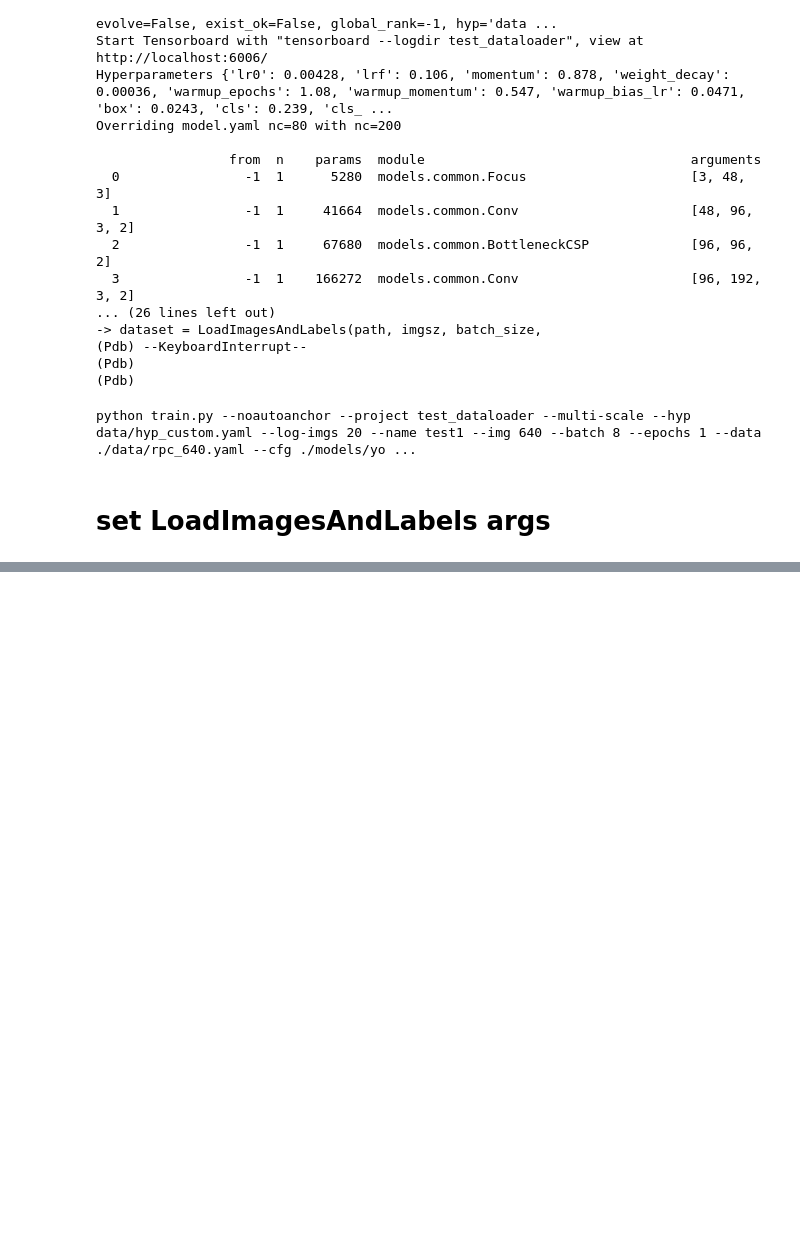
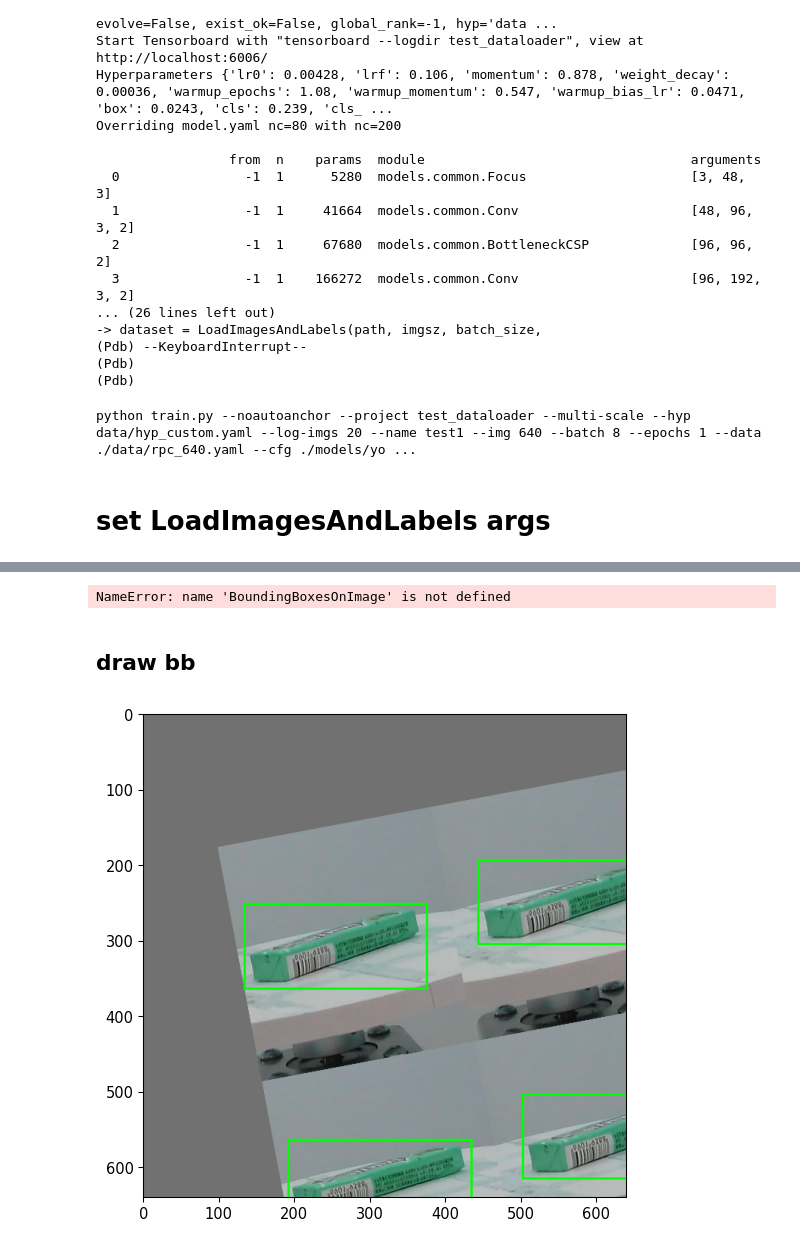
Before and after one commit to Gitlohcy/yolov5, a Jupyter notebook: nbs/test_dataloader2.ipynb, the cells around one changed output, grey strips where cells are left out. Cells and saved outputs as stored; diff of their text form; code cells hidden in the pictures; blank space fills up the shorter version.

```diff
--- a/nbs/test_dataloader2.ipynb
+++ b/nbs/test_dataloader2.ipynb
@@ -1025,0 +1044,49 @@ LIAL_args = {
+# %%
+def yolo2xxyy(bbox):
+    x_mid,y_mid, w,h = bbox
+
+    x1 = x_mid - (w/2)
+    y1 = y_mid - (h/2)
+    x2 = x_mid + (w/2)
+    y2 = y_mid + (h/2)
+
+    return [x1, y1, x2, y2]
+
+def get_boxes(label):
+    boxes = np.array(label)[:, 2:]
+    return list(map(yolo2xxyy, boxes))
+
+
+'''denormalize bbox (2D array) (xyxy)'''
+def denorm(bbox, ih, iw):
+    return np.array(bbox) * [[iw, ih, iw, ih]]
+
+'''
+create bbs for imgaug labeling
+boxes: np 2d array
+'''
+def get_bbs(bboxes: np.ndarray):
+    return BoundingBoxesOnImage(
+        [BoundingBox(*bbox)for bbox in bboxes]
+    , shape=img.shape)
+# %%
+img, lbl, _, shapes = get_ds(train_ds, 3)
+img = img.permute((1,2,0))
+ih, iw = img.size()[:2]
+# %%
+bboxes = denorm(get_boxes(lbl), ih, iw)
+bbs = get_bbs(bboxes)
+# %% [output]
+NameError: name 'BoundingBoxesOnImage' is not defined
+# %% [markdown]
+## draw bb
+# %%
+def draw_bb(img, bbs, size=3):
+    return bbs.draw_on_image(img, size=size)
+
+def show_bb(img, bbs, size=3):
+    ia.imshow(draw_bb(img, bbs, size))
+# %%
+show_bb(np.array(img), bbs)
+# %% [output]
+[figure, added]
```
Also changed, not shown: parts of 8 cells of this notebook.
